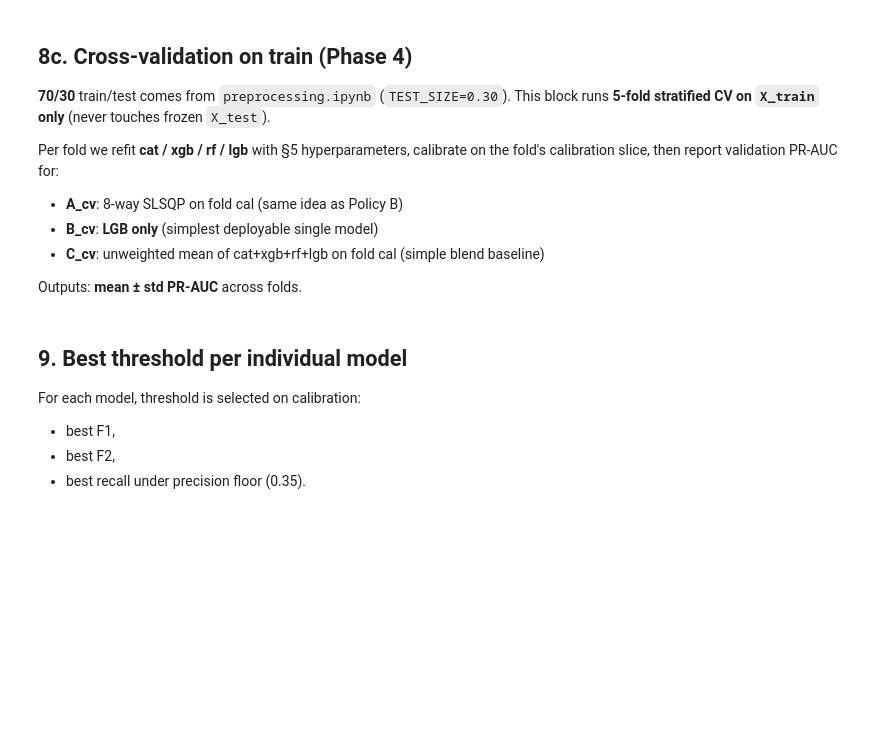
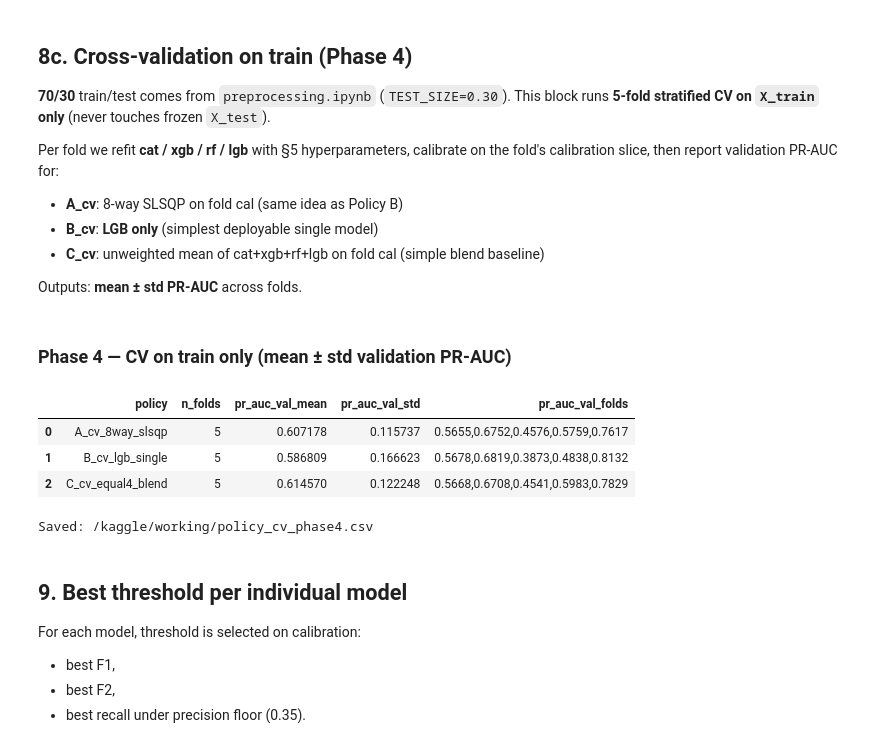
Before and after one commit to amiiirdara/vlst, a Jupyter notebook: code/modeling/advanced.ipynb, the cells around one changed output. Saved outputs shown, nothing was run; the diff lists cells and outputs as text; code cells hidden in the pictures; blank space fills up the shorter version.

```diff
--- a/code/modeling/advanced.ipynb
+++ b/code/modeling/advanced.ipynb
@@ -2083,57 +2188,71 @@ cv_scores = {
     "C_cv_equal4_blend": [],
 }
 
-for fold_idx, (tr_idx, va_idx) in enumerate(cv_skf.split(X_train, y_train)):
-    X_tr, y_tr = X_train[tr_idx], y_train[tr_idx]
-    X_va, y_va = X_train[va_idx], y_train[va_idx]
+# IMPORTANT: every name inside the fold loop uses a `_f` suffix so it does NOT
+# shadow §7's canonical globals (X_fit, X_es, X_cal, y_fit, y_es, y_cal,
+# X_merge, y_merge). §9–§12 depend on those reference-outer arrays staying
+# aligned with `P_cal` / `P_test`; a previous version of this cell wrote
+# `X_cal, y_cal = ...` at module scope and silently rebound the globals to the
+# *last* fold's inner-cal slice, which broke §9 with "inconsistent numbers of
+# samples" once `P_cal[name]` and `y_cal` had different lengths.
+for fold_idx, (tr_idx_f, va_idx_f) in enumerate(cv_skf.split(X_train, y_train)):
+    X_tr_f, y_tr_f = X_train[tr_idx_f], y_train[tr_idx_f]
+    X_va_f, y_va_f = X_train[va_idx_f], y_train[va_idx_f]
 
-    X_fit, X_es, X_cal, y_fit, y_es, y_cal = three_way_stratified_split(
-        X_tr, y_tr, frac_cal=FRAC_CAL, frac_es=FRAC_ES, random_state=CV_SEED + fold_idx
+    X_fit_f, X_es_f, X_cal_f, y_fit_f, y_es_f, y_cal_f = three_way_stratified_split(
+        X_tr_f, y_tr_f, frac_cal=FRAC_CAL, frac_es=FRAC_ES, random_state=CV_SEED + fold_idx
     )
 
-    P_cal_f, P_va_f, avail = _fit_fold_models_and_probs(
-        X_fit, y_fit, X_es, y_es, X_cal, y_cal, X_va, fold_idx=fold_idx
+    P_cal_f, P_va_f, avail_f = _fit_fold_models_and_probs(
+        X_fit_f, y_fit_f, X_es_f, y_es_f, X_cal_f, y_cal_f, X_va_f, fold_idx=fold_idx
     )
-    members = [m for m in CV_MEMBERS if m in avail]
+    members_f = [m for m in CV_MEMBERS if m in avail_f]
 
-    # A: 8-way (or fewer) SLSQP on fold cal
-    w8, _ = _slsqp_max_pr_on_cal(members, P_cal_f, y_cal, n_starts=24, seed=fold_idx)
-    p_va_a = _blend([P_va_f[m] for m in members], w8)
-    cv_scores["A_cv_8way_slsqp"].append(float(average_precision_score(y_va, p_va_a)))
+    # A: N-way SLSQP on fold cal
+    w8_f, _ = _slsqp_max_pr_on_cal(members_f, P_cal_f, y_cal_f, n_starts=24, seed=fold_idx)
+    p_va_a_f = _blend([P_va_f[m] for m in members_f], w8_f)
+    cv_scores["A_cv_8way_slsqp"].append(float(average_precision_score(y_va_f, p_va_a_f)))
 
     # B: LGB only
     if "lgb" in P_va_f:
         cv_scores["B_cv_lgb_single"].append(
-            float(average_precision_score(y_va, P_va_f["lgb"]))
+            float(average_precision_score(y_va_f, P_va_f["lgb"]))
         )
 
     # C: equal blend of cat,xgb,rf,lgb on fold cal
-    core = [m for m in ["cat", "xgb", "rf", "lgb"] if m in members]
-    if len(core) >= 2:
-        w_eq = np.full(len(core), 1.0 / len(core))
-        p_va_c = _blend([P_va_f[m] for m in core], w_eq)
-        cv_scores["C_cv_equal4_blend"].append(float(average_precision_score(y_va, p_va_c)))
+    core_f = [m for m in ["cat", "xgb", "rf", "lgb"] if m in members_f]
+    if len(core_f) >= 2:
+        w_eq_f = np.full(len(core_f), 1.0 / len(core_f))
+        p_va_c_f = _blend([P_va_f[m] for m in core_f], w_eq_f)
+        cv_scores["C_cv_equal4_blend"].append(float(average_precision_score(y_va_f, p_va_c_f)))
 
 cv_summary = []
 for pol, vals in cv_scores.items():
     if not vals:
         continue
     arr = np.asarray(vals, dtype=float)
     cv_summary.append(
         {
             "policy": pol,
             "n_folds": len(arr),
             "pr_auc_val_mean": float(arr.mean()),
             "pr_auc_val_std": float(arr.std(ddof=1)) if len(arr) > 1 else 0.0,
             "pr_auc_val_folds": ",".join("{:.4f}".format(x) for x in arr),
         }
     )
 
 cv_summary_df = pd.DataFrame(cv_summary)
 display(Markdown("### Phase 4 — CV on train only (mean ± std validation PR-AUC)"))
 display(cv_summary_df)
 cv_summary_df.to_csv(os.path.join(RESULT_DIR, "policy_cv_phase4.csv"), index=False)
 print("Saved:", os.path.join(RESULT_DIR, "policy_cv_phase4.csv"))
+# %% [output]
+### Phase 4 — CV on train only (mean ± std validation PR-AUC)
+|  | policy | n_folds | pr_auc_val_mean | pr_auc_val_std | pr_auc_val_folds |
+| 0 | A_cv_8way_slsqp | 5 | 0.607178 | 0.115737 | 0.5655,0.6752,0.4576,0.5759,0.7617 |
+| 1 | B_cv_lgb_single | 5 | 0.586809 | 0.166623 | 0.5678,0.6819,0.3873,0.4838,0.8132 |
+| 2 | C_cv_equal4_blend | 5 | 0.614570 | 0.122248 | 0.5668,0.6708,0.4541,0.5983,0.7829 |
+Saved: /kaggle/working/policy_cv_phase4.csv
 # %% [markdown]
 ## 9. Best threshold per individual model
 
```
Also changed, not shown: parts of 12 cells of this notebook.
